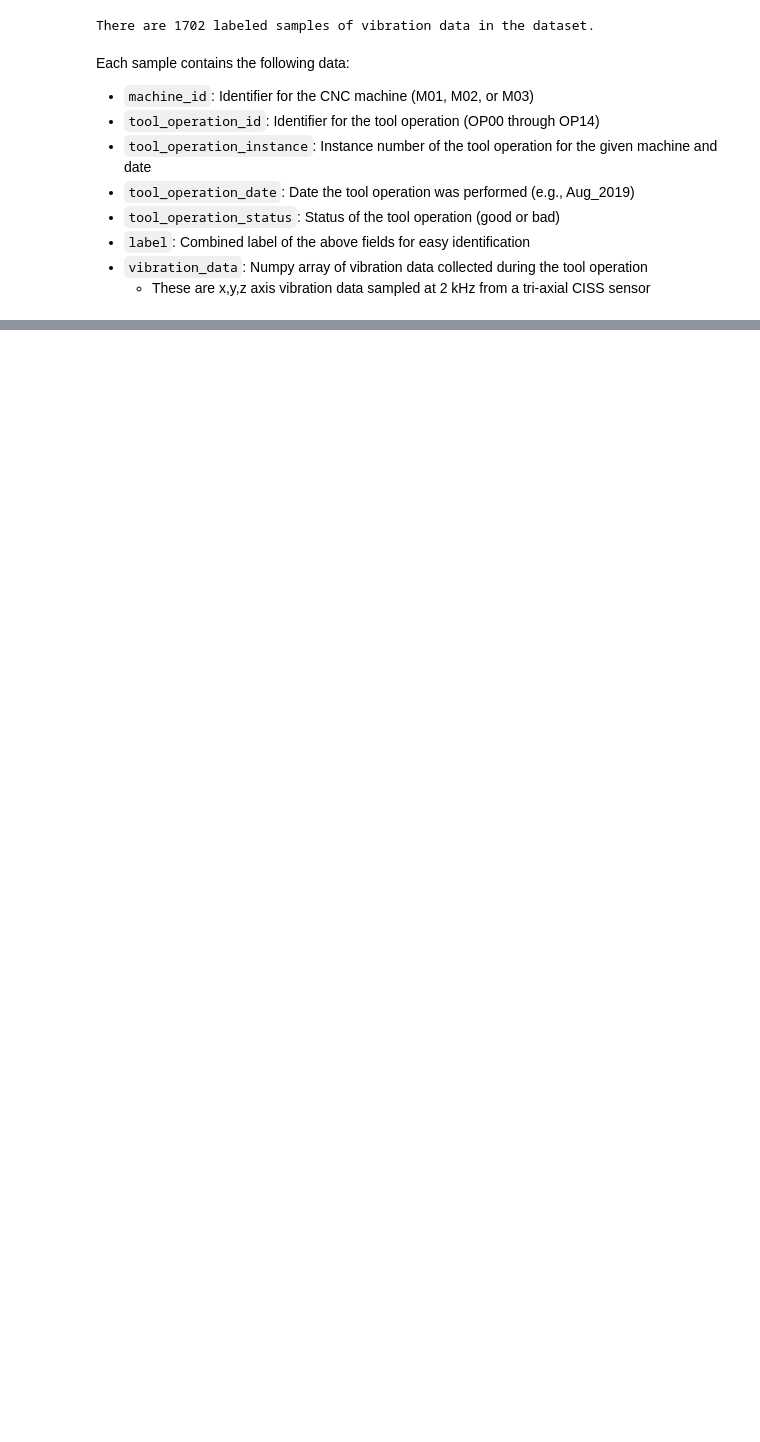
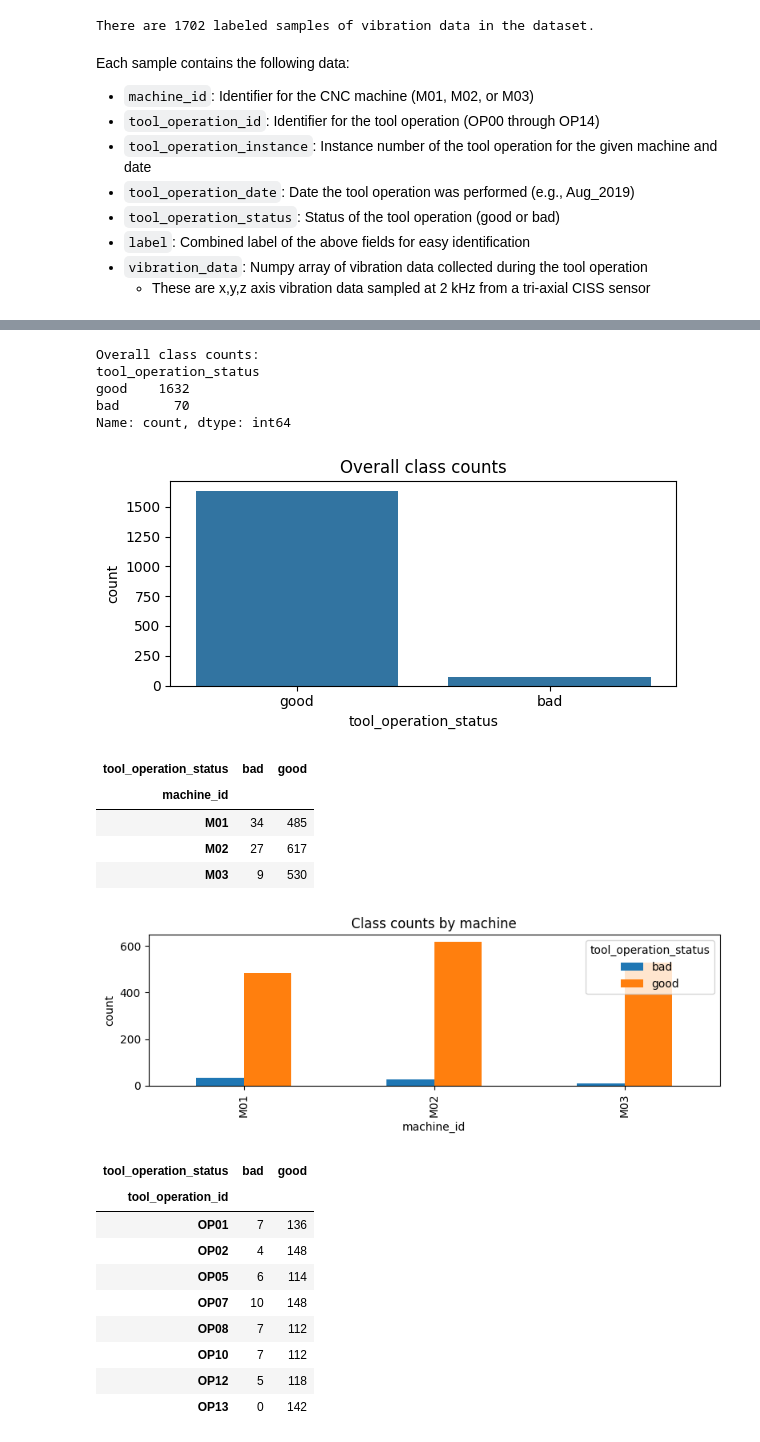
Before and after one commit to NolanRobbins/AAI-530-Final-Project, a Jupyter notebook: notebooks/cnc-predictive-maintenance.ipynb, the cells around one changed output, grey strips where cells are left out. Drawn from its saved outputs; the diff is of its cells as text; code cells hidden in the pictures; blank space fills up the shorter version.

```diff
--- a/notebooks/cnc-predictive-maintenance.ipynb
+++ b/notebooks/cnc-predictive-maintenance.ipynb
@@ -126,0 +288,52 @@ data_loader_utils.plot_vibration_data(bad_row["vibration_data"], label=bad_row["
+# %%
+# Class imbalance: overall and by machine/process/date
+print('Overall class counts:')
+print(df['tool_operation_status'].value_counts())
+
+plt.figure(figsize=(6,3))
+sns.countplot(x='tool_operation_status', data=df)
+plt.title('Overall class counts')
+plt.tight_layout()
+plt.show()
+
+# By machine
+by_machine = df.groupby(['machine_id','tool_operation_status']).size().unstack(fill_value=0)
+display(by_machine)
+by_machine.plot(kind='bar', stacked=False, figsize=(8,3))
+plt.title('Class counts by machine')
+plt.ylabel('count')
+plt.tight_layout()
+plt.show()
+
+# By process id (show top 8 processes by total samples)
+proc_counts = df['tool_operation_id'].value_counts()
+top_procs = proc_counts.head(8).index.tolist()
+display(df[df['tool_operation_id'].isin(top_procs)].groupby(['tool_operation_id','tool_operation_status']).size().unstack(fill_value=0))
+plt.figure(figsize=(10,3))
+sns.countplot(data=df[df['tool_operation_id'].isin(top_procs)], x='tool_operation_id', hue='tool_operation_status')
+plt.title('Top processes class breakdown')
+plt.tight_layout()
+plt.show()
+# %% [output]
+Overall class counts:
+tool_operation_status
+good    1632
+bad       70
+Name: count, dtype: int64
+[figure, added]
+| tool_operation_status | bad | good |
+| machine_id |  |  |
+| M01 | 34 | 485 |
+| M02 | 27 | 617 |
+| M03 | 9 | 530 |
+[figure, added]
+| tool_operation_status | bad | good |
+| tool_operation_id |  |  |
+| OP01 | 7 | 136 |
+| OP02 | 4 | 148 |
+| OP05 | 6 | 114 |
+| OP07 | 10 | 148 |
+| OP08 | 7 | 112 |
+| OP10 | 7 | 112 |
+| OP12 | 5 | 118 |
+| OP13 | 0 | 142 |
```
Also changed, not shown: parts of 14 cells of this notebook.
